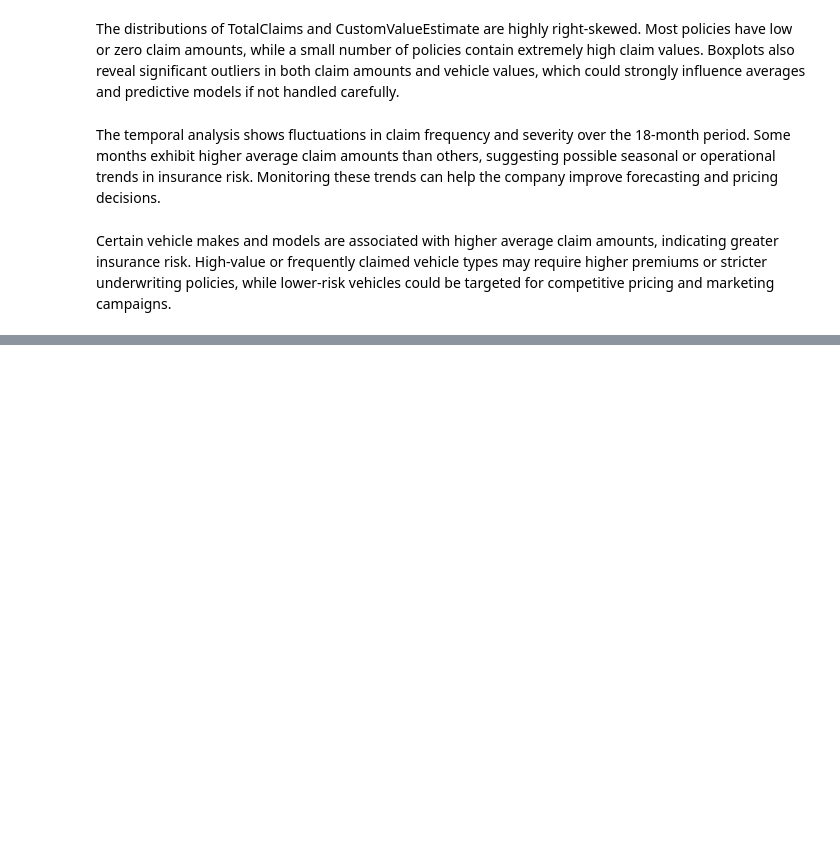
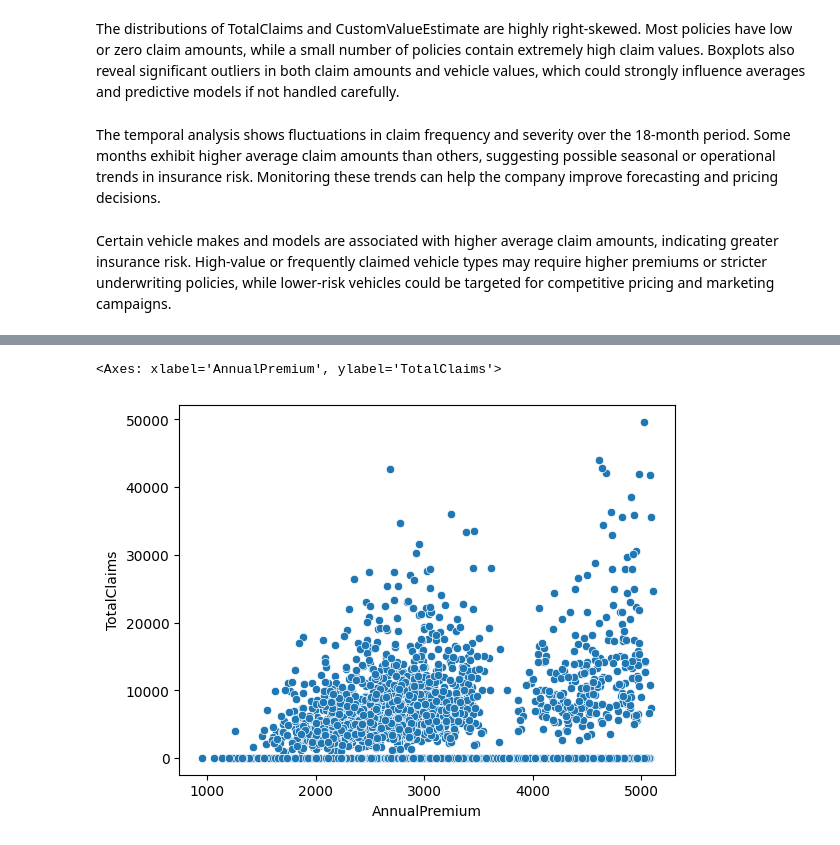
Before and after one commit to nunu-e/insurance-risk-analytics, a Jupyter notebook: notebooks/01_eda.ipynb, the cells around one changed output, grey strips where cells are left out. Cells and saved outputs as stored; diff of their text form; code cells hidden in the pictures; blank space fills up the shorter version.

```diff
--- a/notebooks/01_eda.ipynb
+++ b/notebooks/01_eda.ipynb
@@ -248,0 +296,5 @@ Certain vehicle makes and models are associated with higher average claim amount
+# %%
+sns.scatterplot(data=df, x="AnnualPremium", y="TotalClaims")
+# %% [output]
+<Axes: xlabel='AnnualPremium', ylabel='TotalClaims'>
+[figure, added]
```
Also changed, not shown: parts of 12 cells of this notebook, 2 other files.
